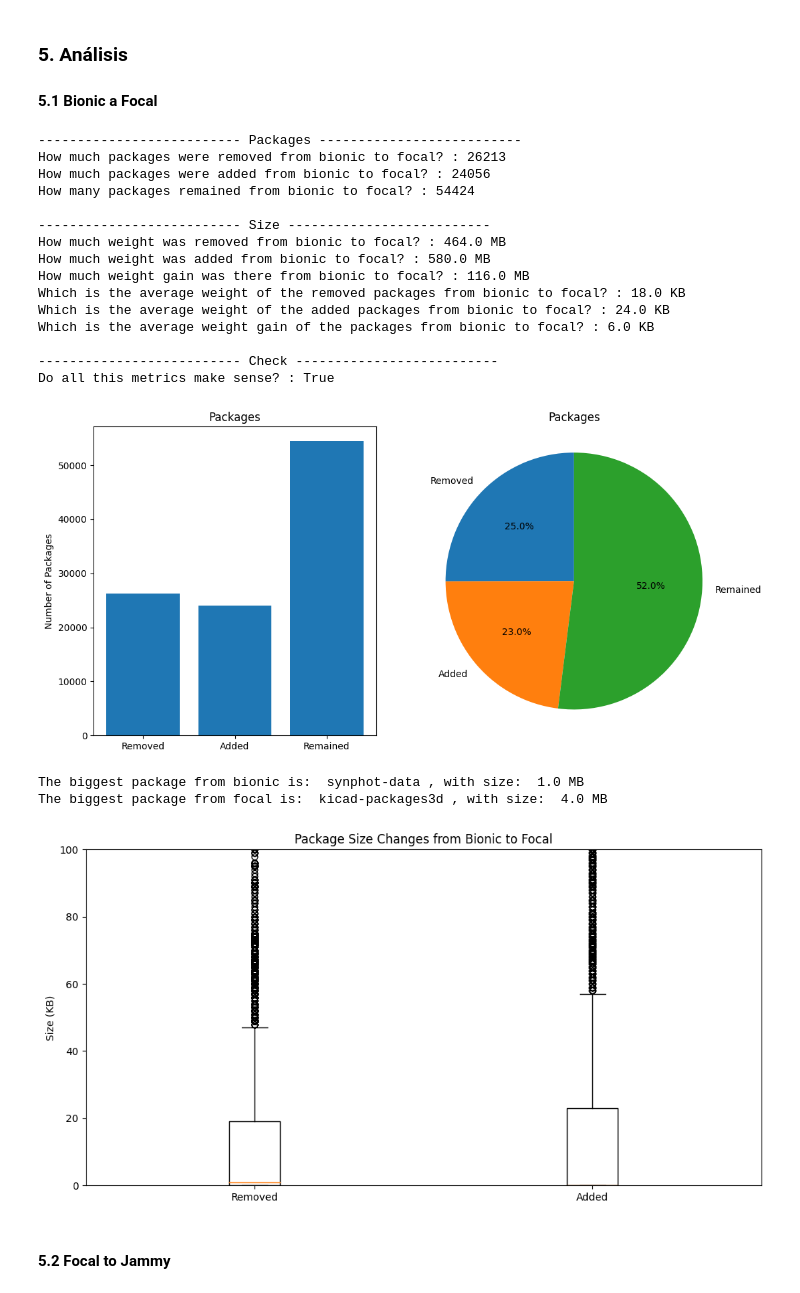
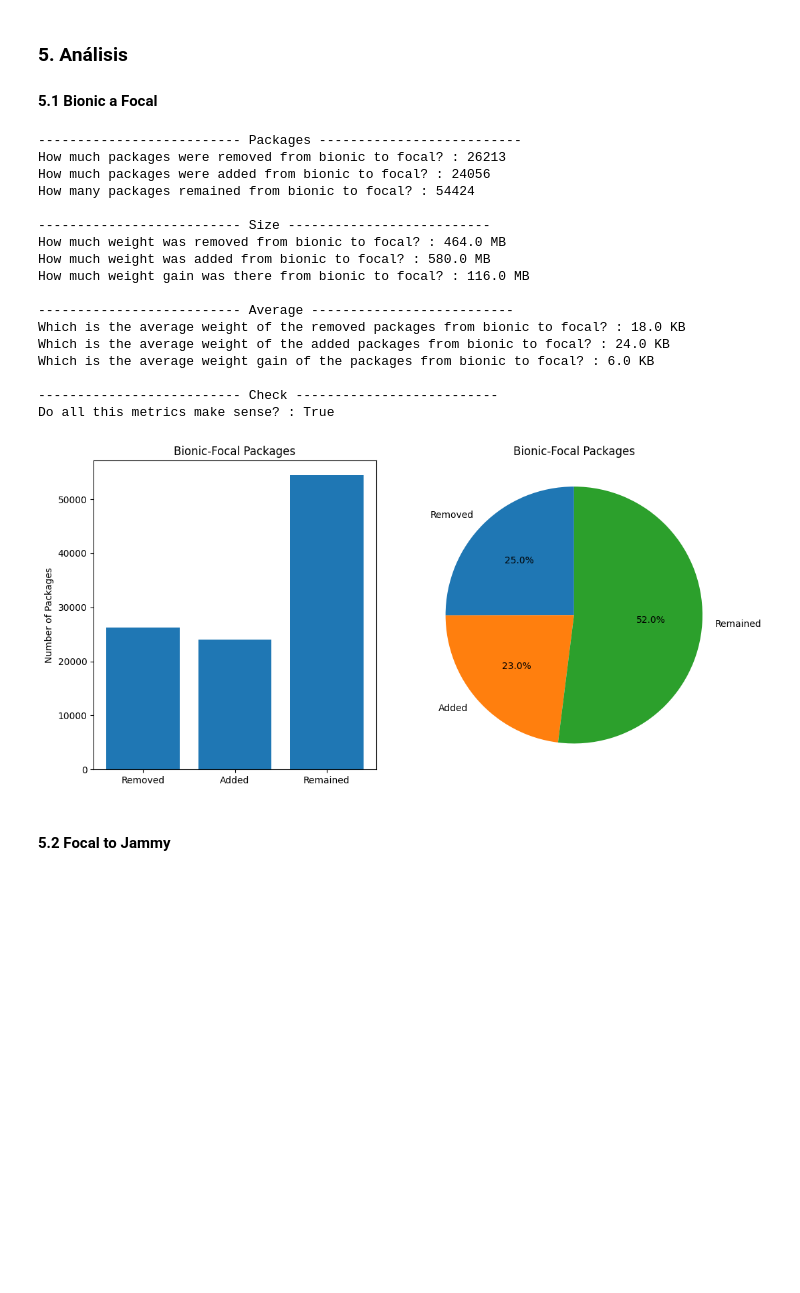
Before and after one commit to joszamama/linux-distros-analysis, a Jupyter notebook: operators/notebooks/visualizations/viz-5.ipynb, the cells around one changed output. Drawn from its saved outputs; the diff is of its cells as text; code cells hidden in the pictures; blank space fills up the shorter version.

```diff
--- a/operators/notebooks/visualizations/viz-5.ipynb
+++ b/operators/notebooks/visualizations/viz-5.ipynb
@@ -59,6 +57,10 @@ bionic_removed_packages = bionic_removed_packages.reset_index(drop=True)
 # Get the packages from focal that are not in bionic
 focal_new_packages = focal[~focal["Package"].isin(bionic["Package"])]
 focal_new_packages = focal_new_packages.reset_index(drop=True)
+
+# Get the packages from bionic that are in focal
+bionic_remaining_packages = bionic[bionic["Package"].isin(focal["Package"])]
+bionic_remaining_packages = bionic_remaining_packages.reset_index(drop=True)
 
 print("-------------------------- Packages --------------------------")
 
@@ -69,7 +71,7 @@ print("How much packages were removed from bionic to focal? :", bionic_removed_p
 print("How much packages were added from bionic to focal? :", focal_new_packages.shape[0])
 
 # How many packages remained from bionic to focal
-print("How many packages remained from bionic to focal? :", bionic.shape[0] - bionic_removed_packages.shape[0])
+print("How many packages remained from bionic to focal? :", bionic_remaining_packages.shape[0])
 
 print("\n-------------------------- Size --------------------------")
 
@@ -81,6 +83,8 @@ print("How much weight was added from bionic to focal? :", focal_new_packages["I
 
 # How much weight gain was there from bionic to focal
 print("How much weight gain was there from bionic to focal? :", (focal_new_packages["Installed-Size"].sum() - bionic_removed_packages["Installed-Size"].sum()) // (1024 * 1024), "MB")
+
+print("\n-------------------------- Average --------------------------")
 
 # Which is the average weight of the removed packages from bionic to focal
 print("Which is the average weight of the removed packages from bionic to focal? :", bionic_removed_packages["Installed-Size"].mean() // (1024), "KB")
@@ -105,6 +109,8 @@ How many packages remained from bionic to focal? : 54424
 How much weight was removed from bionic to focal? : 464.0 MB
 How much weight was added from bionic to focal? : 580.0 MB
 How much weight gain was there from bionic to focal? : 116.0 MB
+
+-------------------------- Average --------------------------
 Which is the average weight of the removed packages from bionic to focal? : 18.0 KB
 Which is the average weight of the added packages from bionic to focal? : 24.0 KB
 Which is the average weight gain of the packages from bionic to focal? : 6.0 KB
@@ -114,51 +120,23 @@ Do all this metrics make sense? : True
 # %%
 # Data
 labels = ['Removed', 'Added', 'Remained']
-sizes = [bionic_removed_packages.shape[0], focal_new_packages.shape[0], bionic.shape[0] - bionic_removed_packages.shape[0]]
+sizes = [bionic_removed_packages.shape[0], focal_new_packages.shape[0], bionic_remaining_packages.shape[0]]
 
 # Bar plot
 fig, (ax1, ax2) = plt.subplots(1, 2, figsize=(12, 6))
 
 ax1.bar(labels, sizes)
-ax1.set_title('Packages')
+ax1.set_title('Bionic-Focal Packages')
 ax1.set_ylabel('Number of Packages')
 
 # Pie chart
 ax2.pie(sizes, labels=labels, autopct='%1.1f%%', startangle=90)
 ax2.axis('equal')
-ax2.set_title('Packages')
+ax2.set_title('Bionic-Focal Packages')
 
 plt.show()
-
-# Prepare data
-removed_package_sizes = bionic_removed_packages["Installed-Size"] // (1024)
-added_package_sizes = focal_new_packages["Installed-Size"] // (1024)
-package_size_data = [removed_package_sizes, added_package_sizes]
-
-# Get the max size package name and size from bionic
-bionic_max_size_package = bionic_removed_packages.loc[bionic_removed_packages["Installed-Size"].idxmax()]
-print("The biggest package from bionic is: ", bionic_max_size_package["Package"], ", with size: ", bionic_max_size_package["Installed-Size"] // (1024 * 1024), "MB")
-
-# Get the max size package name and size from focal
-focal_max_size_package = focal_new_packages.loc[focal_new_packages["Installed-Size"].idxmax()]
-print("The biggest package from focal is: ", focal_max_size_package["Package"], ", with size: ", focal_max_size_package["Installed-Size"] // (1024 * 1024), "MB")
-
-# Create boxplot
-fig, ax = plt.subplots(figsize=(12, 6))
-ax.boxplot(package_size_data)
-ax.set_title('Package Size Changes from Bionic to Focal')
-ax.set_ylabel('Size (KB)')
-ax.set_xticklabels(['Removed', 'Added'])
-
-# Set y-axis limits
-ax.set_ylim(bottom=0, top=100)
-
-plt.show()
 # %% [output]
-[figure, old version]
+[figure, new version]
-The biggest package from bionic is:  synphot-data , with size:  1.0 MB
-The biggest package from focal is:  kicad-packages3d , with size:  4.0 MB
-[figure, removed]
 # %% [markdown]
 #### 5.2 Focal to Jammy
 # %%
```
Also changed, not shown: parts of 9 cells of this notebook.
